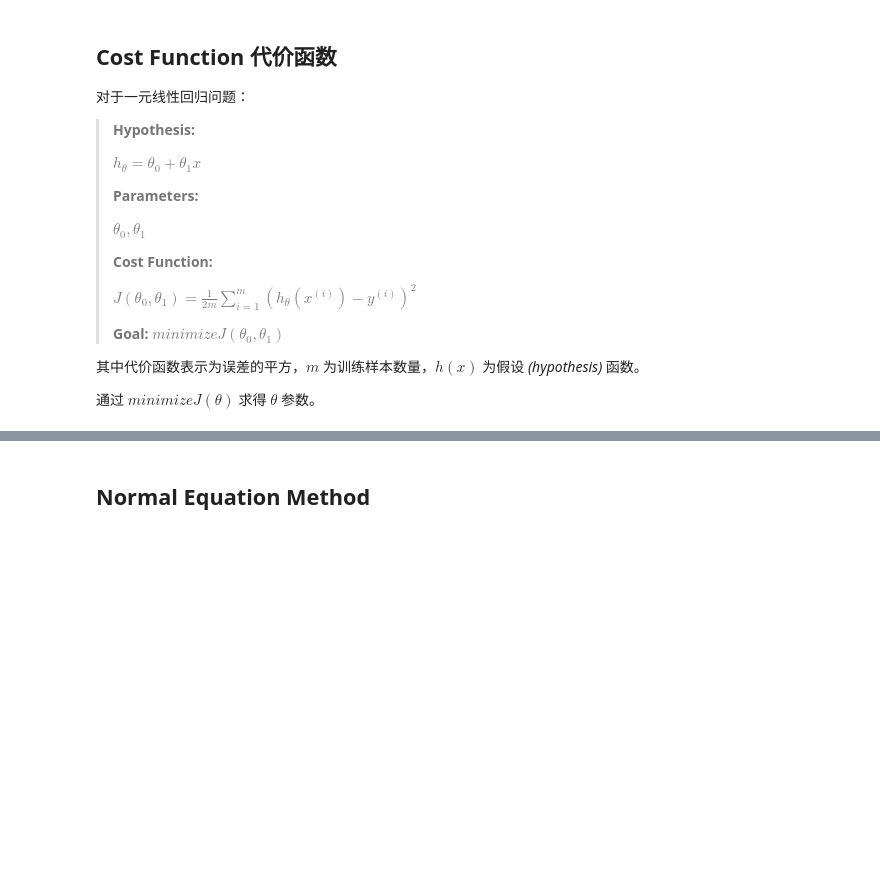
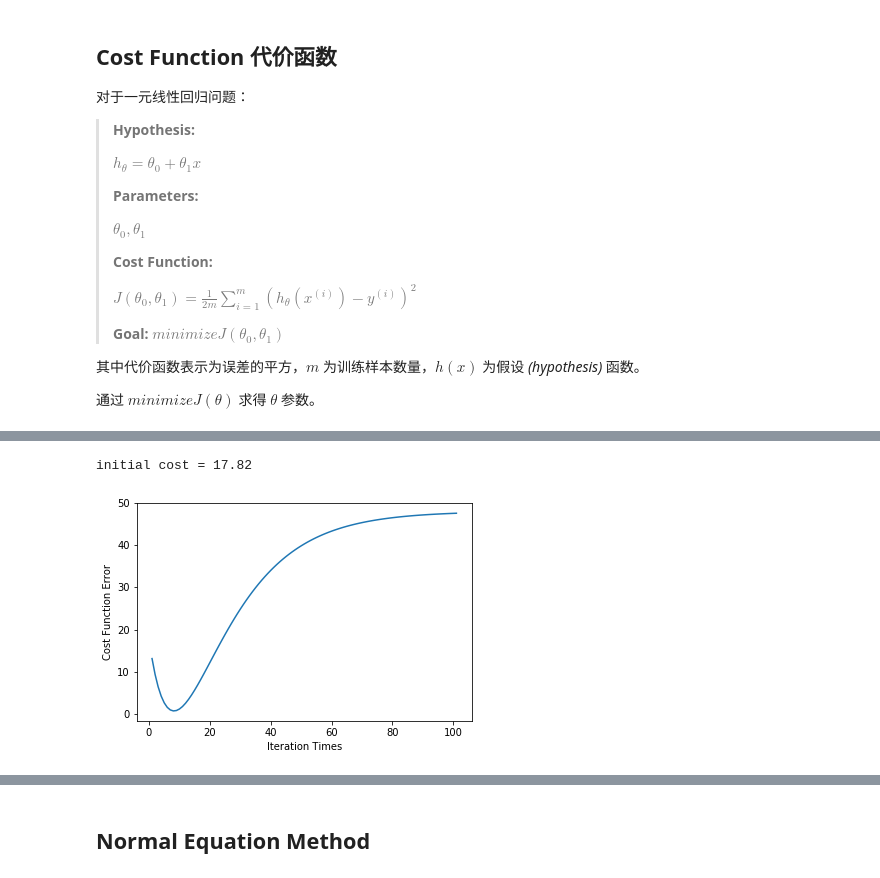
Before and after one commit to jxing2/machine_learning, a Jupyter notebook: zwang/Chapter1.ipynb, the cells around one changed output, grey strips where cells are left out. Saved outputs shown, nothing was run; the diff lists cells and outputs as text; code cells hidden in the pictures; blank space fills up the shorter version.

```diff
--- a/zwang/Chapter1.ipynb
+++ b/zwang/Chapter1.ipynb
@@ -139,0 +147,78 @@ plt.show()
+# %%
+# 假设函数为多元线性函数时
+import matplotlib.pyplot as plt
+
+
+x = [[1, 1, 1, 1, 1],
+     [2, 2, 2, 2, 2],
+     [3, 3, 3, 3, 3],
+     [4, 4, 4, 4, 4],
+     [5, 5, 5, 5, 5]]
+
+y = [1.8, 3.6, 5.4, 7.2, 9]
+
+theta = [0, 0, 0, 0, 0, 0]
+
+m = len(x)  # number of training examples
+
+alpha = 0.001  # learning rate
+
+threshold = 0.001  # error control
+
+cost_dict = {}  # cost function result
+
+iter_num = 0  # iteration times
+
+
+def cost_j(theta):
+    tmp1 = 0
+    tmp2 = 0
+    for i in range(m):
+        tmp1 += theta[0]
+        for j in range(m):
+            tmp1 += theta[j+1] * x[i][j]
+        tmp2 += (tmp1 - y[i])**2
+    return tmp2/(2*m)
+
+
+def gradient_descent(theta):
+    tmp = [0, 0, 0, 0, 0, 0]
+    tmp1 = 0
+    for i in range(m):
+        tmp1 = theta[0]
+        for j in range(m):
+            tmp1 += theta[j+1] * x[i][j]
+        tmp1 -= y[i]
+
+        tmp[0] += tmp1  # 对应 theta[0]
+
+        for j in range(m):
+            # 对应 theta[1] ~ theta[5]
+            tmp[j+1] += tmp1 * x[i][j]
+
+    theta[0] -= alpha * tmp[0] / m
+    for j in range(m):
+        theta[j+1] -= alpha * tmp[j+1] / m
+    return theta
+
+
+cost = cost_j(theta)
+print("initial cost = {}".format(cost))
+
+while cost > threshold:
+    theta = gradient_descent(theta)
+    iter_num += 1
+    cost = cost_j(theta)
+    cost_dict[iter_num] = cost
+    #print("iteration {}, theta = {}".format(iter_num, theta))
+    if iter_num > 100:
+        break
+
+plt.figure()
+plt.plot(list(cost_dict.keys()), list(cost_dict.values()))
+plt.xlabel("Iteration Times")
+plt.ylabel("Cost Function Error")
+plt.show()
+# %% [output]
+initial cost = 17.82
+[figure, added]
```
Also changed, not shown: parts of 2 cells of this notebook.
